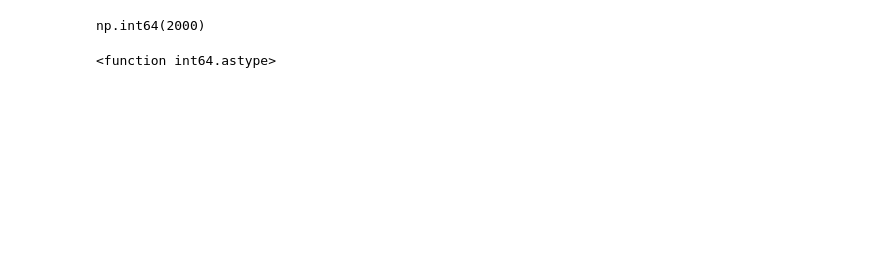
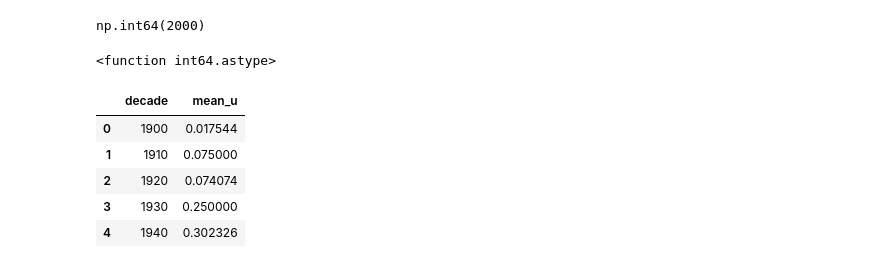
Before and after one commit to od031285/Python_Projects, a Jupyter notebook: nobel.ipynb, the cells around one changed output. Saved outputs shown, nothing was run; the diff lists cells and outputs as text; code cells hidden in the pictures; blank space fills up the shorter version.

```diff
--- a/nobel.ipynb
+++ b/nobel.ipynb
@@ -71,3 +70,12 @@ np.int64(2000)
 max_decade_usa.astype
 # %% [output]
 <function int64.astype>
+# %%
+US_born.head()
+# %% [output]
+|  | decade | mean_u |
+| 0 | 1900 | 0.017544 |
+| 1 | 1910 | 0.075000 |
+| 2 | 1920 | 0.074074 |
+| 3 | 1930 | 0.250000 |
+| 4 | 1940 | 0.302326 |
```
Also changed, not shown: parts of 7 cells of this notebook.
